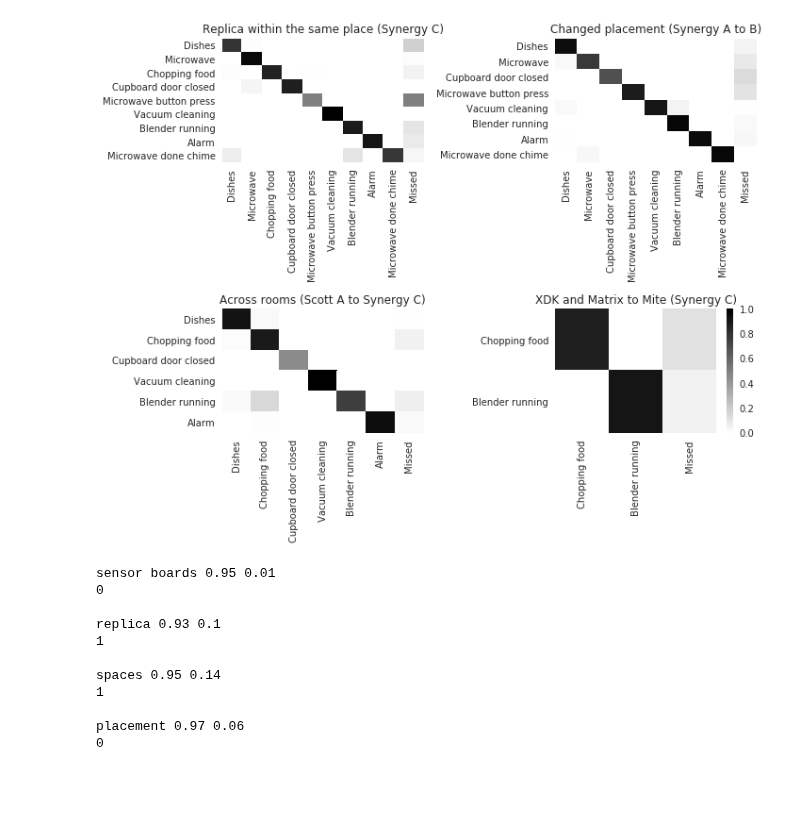
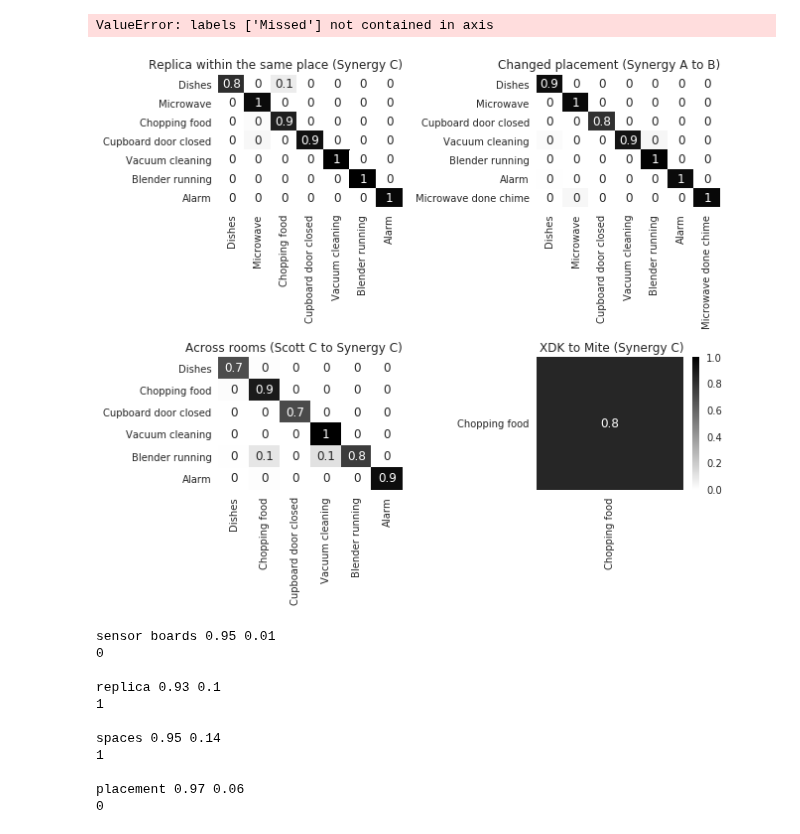
Before and after one commit to matus-tomlein/transfer-learning-playground, a Jupyter notebook: notebooks/single-activity-models/combining-activity-predictions.ipynb, the cells around one changed output. Cells and saved outputs as stored; diff of their text form; code cells hidden in the pictures; blank space fills up the shorter version.

```diff
--- a/notebooks/single-activity-models/combining-activity-predictions.ipynb
+++ b/notebooks/single-activity-models/combining-activity-predictions.ipynb
@@ -26,3 +38,17 @@ df_results = df_results.loc[df_results.type_of_transfer != 'No transfer']
+# %%
+possible_activities = df_results.loc[(df_results.classifier == 'SVM') & (df_results.features_name == 'All')]
+
+possible_activities = possible_activities.sort_values(by=['f1_target_wt'], ascending=False)
+possible_activities = possible_activities.drop_duplicates([
+    'target_placement', 'target_room', 'target_device_type', 'label'
+], keep='first')
+possible_activities = possible_activities[possible_activities.f1_target_wt >= 0.75]
+
+possible_keys = possible_activities.target_type_key.unique()
+df_results = df_results.loc[df_results.target_type_key.isin(possible_keys)]
+# df = df.loc[df.source_key.isin(possible_activities.target_key)]
+# %%
+df_results = df_results.loc[df_results.predictions > 0]
 # %%
 def key_for_test(source_dataset,
                     source_device,
@@ -135,7 +161,7 @@ def test_transfer(source_room, source_placement, target_room, target_placement,
         df = df.loc[(df.source_device_type != df.target_device_type)]
 
     df = df.loc[df.predictions > 0]
-    df = df.sort_values(by=['predictions', 'specificity'], ascending=False)
+    df = df.sort_values(by=['predictions', specificity_column, 'f1'], ascending=False)
     df = df.drop_duplicates(['label'], keep='first')
 
     test_results_h = test_results_for_df(df)
@@ -175,7 +201,7 @@ def get_transferred_models(source_room, source_placement, target_room, target_pl
         df = df.loc[(df.source_device_type != df.target_device_type)]
 
     df = df.loc[df.predictions > 0]
-    df = df.sort_values(by=['predictions', 'specificity'], ascending=False)
+    df = df.sort_values(by=['predictions', specificity_column, 'f1'], ascending=False)
     df = df.drop_duplicates(['label'], keep='first')
 
     return df
@@ -309,33 +277,41 @@ synergy_coffee_mites = test_transfer(
+# %%
+synergy_coffee_mites = synergy_coffee_mites.drop('Missed', axis=1)
+synergy_table_to_sink = synergy_table_to_sink.drop('Missed', axis=1)
+scott_right_to_synergy_coffee = scott_right_to_synergy_coffee.drop('Missed', axis=1)
+synergy_coffee_any_to_mite = synergy_coffee_any_to_mite.drop('Missed', axis=1)
+# %% [output]
+ValueError: labels ['Missed'] not contained in axis
 # %%
-plt.rcParams["figure.figsize"] = (10, 8)
+plt.rcParams["figure.figsize"] = (9, 8)
 
 f, axes = plt.subplots(2, 2, sharex=False, sharey=False)
 
-sns.heatmap(synergy_coffee_mites, cmap='binary', ax=axes[0][0], cbar=None, vmin=0, vmax=1)
+sns.heatmap(synergy_coffee_mites, cmap='binary', ax=axes[0][0], cbar=None, vmin=0, vmax=1, annot=synergy_coffee_mites.round(1))
 matplotlib.pyplot.sca(axes[0][0])
-plt.title('Replica within the same place (Synergy C)')
+plt.title('Replica within the same place (Synergy C)', loc='right')
 plt.tight_layout()
 
-sns.heatmap(synergy_table_to_sink, cmap='binary', ax=axes[0][1], cbar=None, vmin=0, vmax=1)
+sns.heatmap(synergy_table_to_sink, cmap='binary', ax=axes[0][1], cbar=None, vmin=0, vmax=1, annot=synergy_table_to_sink.round(1))
 matplotlib.pyplot.sca(axes[0][1])
-plt.title('Changed placement (Synergy A to B)')
+plt.title('Changed placement (Synergy A to B)', loc='right')
+# plt.tight_layout()
 
-sns.heatmap(scott_right_to_synergy_coffee, cmap='binary', ax=axes[1][0], cbar=None, vmin=0, vmax=1)
+sns.heatmap(scott_right_to_synergy_coffee, cmap='binary', ax=axes[1][0], cbar=None, vmin=0, vmax=1, annot=scott_right_to_synergy_coffee.round(1))
 matplotlib.pyplot.sca(axes[1][0])
-plt.title('Across rooms (Scott A to Synergy C)')
+plt.title('Across rooms (Scott C to Synergy C)', loc='right')
 
-sns.heatmap(synergy_coffee_any_to_mite, cmap='binary', ax=axes[1][1], vmin=0, vmax=1)
+sns.heatmap(synergy_coffee_any_to_mite, cmap='binary', ax=axes[1][1], vmin=0, vmax=1, annot=synergy_coffee_any_to_mite.round(1))
 matplotlib.pyplot.sca(axes[1][1])
-plt.title('XDK and Matrix to Mite (Synergy C)')
+plt.title('XDK to Mite (Synergy C)', loc='right')
 plt.xticks(rotation=90)
 plt.yticks(rotation=0)
 
 plt.tight_layout()
 
 plt.savefig('../plots/predictions_per_transfer_examples.pdf')
 plt.show()
 # %% [output]
-[figure, old version]
+[figure, new version]
 # %%
 def evaluate_results(label, models):
     print(label, round(models.f1.median(), 2), round(models.f1.std(), 2))
```
Also changed, not shown: parts of 13 cells of this notebook, 13 other files.
